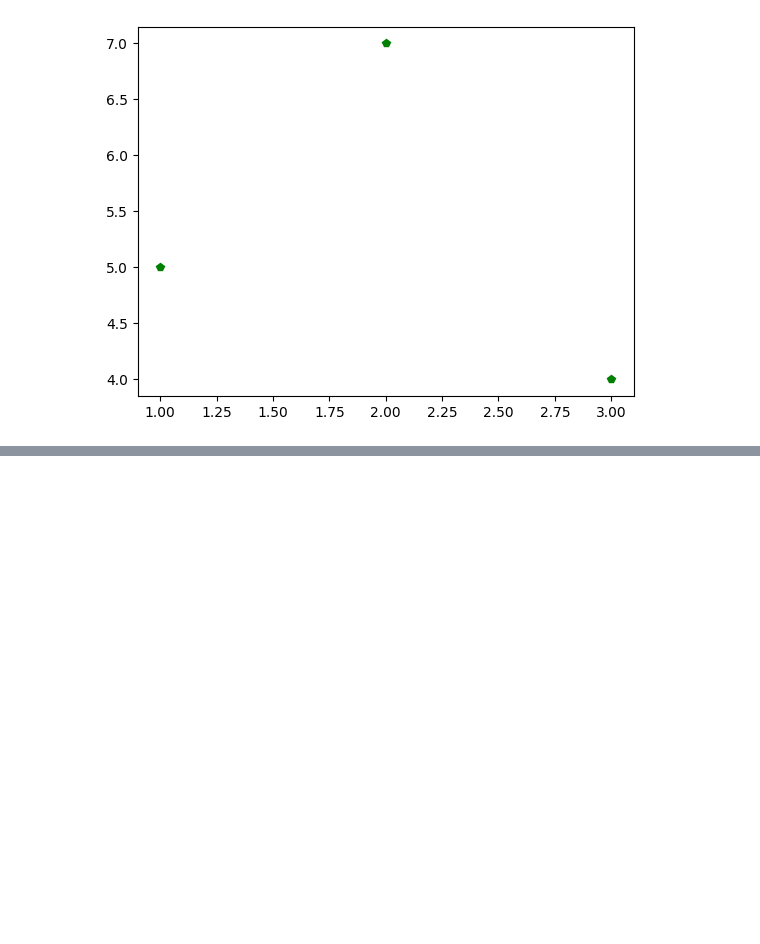
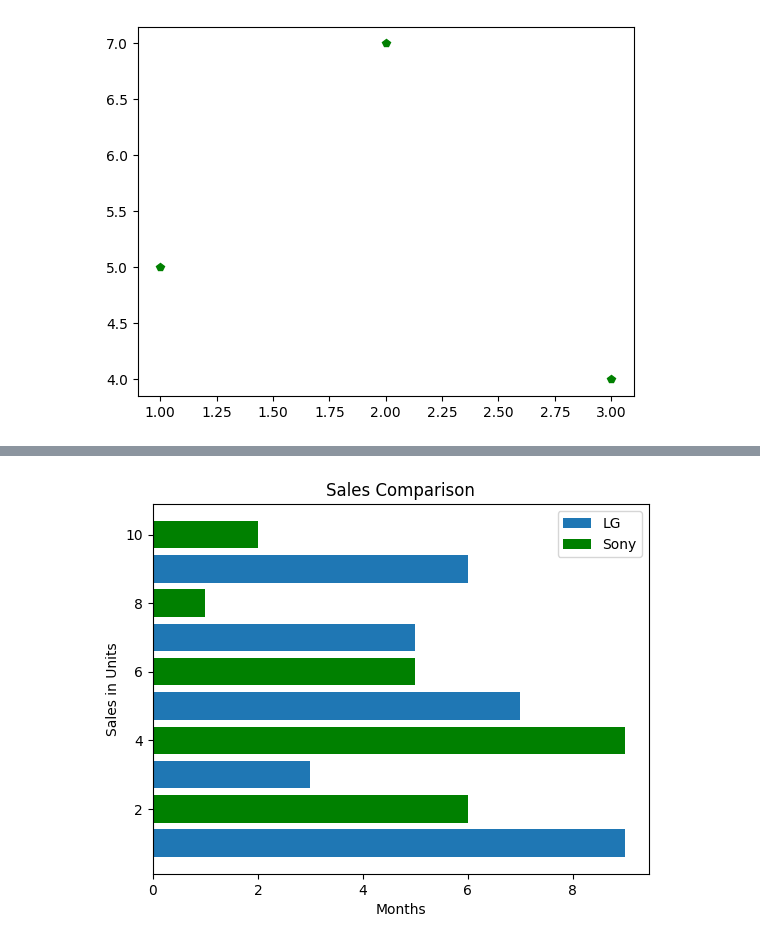
Before and after one commit to anurg/aicourse, a Jupyter notebook: matplotlib_labs.ipynb, the cells around one changed output, grey strips where cells are left out. Saved outputs shown, nothing was run; the diff lists cells and outputs as text; code cells hidden in the pictures; blank space fills up the shorter version.

```diff
--- a/matplotlib_labs.ipynb
+++ b/matplotlib_labs.ipynb
@@ -51,0 +82,11 @@ plt.show()
+# %%
+import matplotlib.pyplot as plt
+plt.barh([1,3,5,7,9],[9,3,7,5,6],label="LG")
+plt.barh([2,4,6,8,10],[6,9,5,1,2],label="Sony",color="g")
+plt.xlabel("Months")
+plt.ylabel("Sales in Units")
+plt.title("Sales Comparison")
+plt.legend()
+plt.show()
+# %% [output]
+[figure, added]
```
Also changed, not shown: parts of 5 cells of this notebook.
